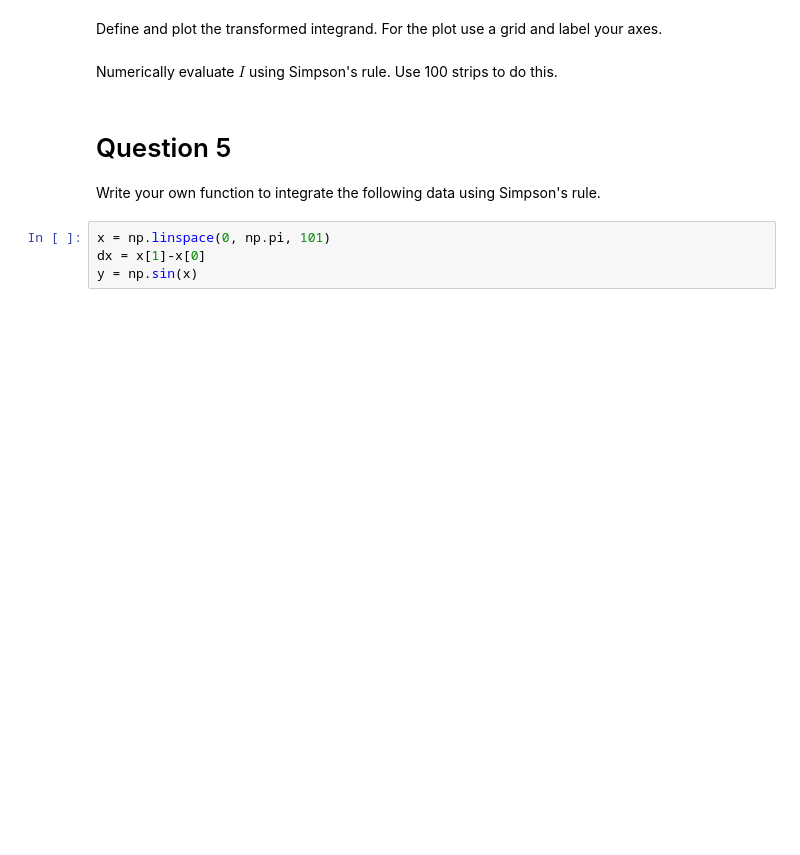
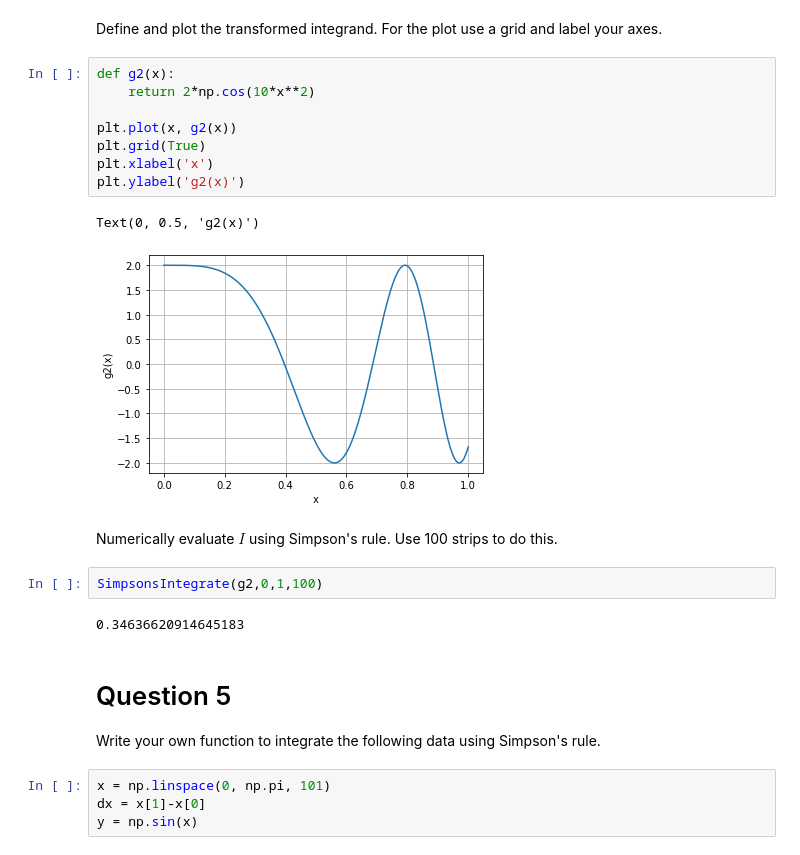
Before and after one commit to conorgouraud/ACM20030, a Jupyter notebook: assignments/Assignment-4.ipynb, the cells around one changed output. Cells and saved outputs as stored; diff of their text form; blank space fills up the shorter version.

```diff
--- a/assignments/Assignment-4.ipynb
+++ b/assignments/Assignment-4.ipynb
@@ -176,7 +250,22 @@ Plot the integrand in the range $[0,1]$, use a grid and label your axes.
 # %% [markdown]
 Define and plot the transformed integrand. For the plot use a grid and label your axes.
+# %%
+def g2(x):
+    return 2*np.cos(10*x**2)
+
+plt.plot(x, g2(x))
+plt.grid(True)
+plt.xlabel('x')
+plt.ylabel('g2(x)')
+# %% [output]
+Text(0, 0.5, 'g2(x)')
+[figure, added]
 # %% [markdown]
 Numerically evaluate $I$ using Simpson's rule. Use 100 strips to do this.
+# %%
+SimpsonsIntegrate(g2,0,1,100)
+# %% [output]
+0.34636620914645183
 # %% [markdown]
 # Question 5
 
```
Also changed, not shown: parts of 12 cells of this notebook.
